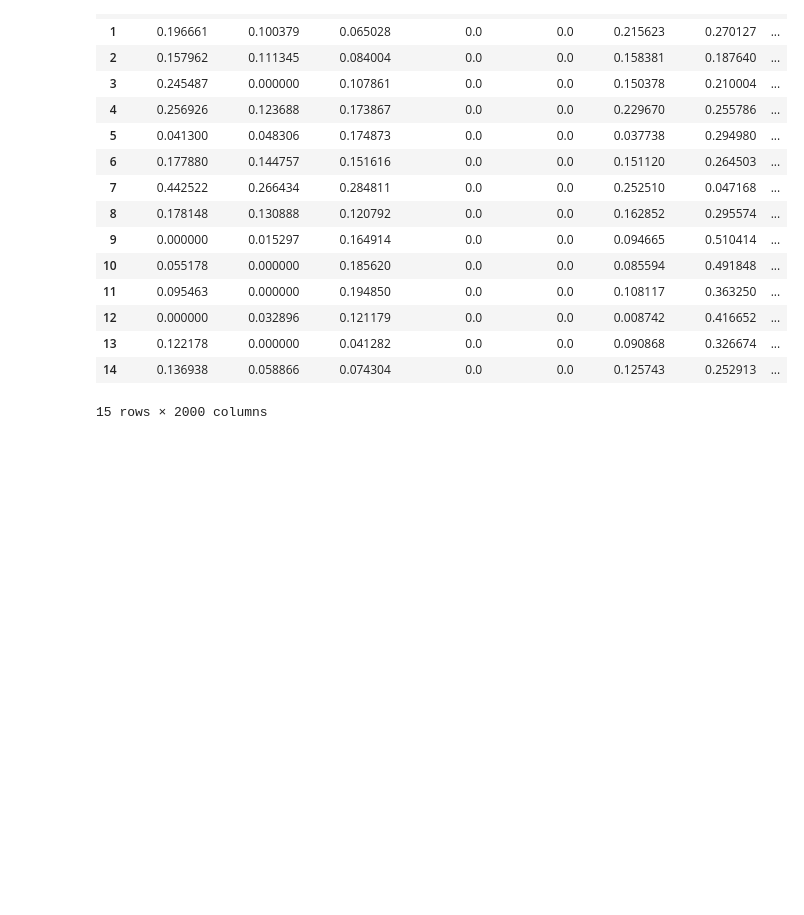
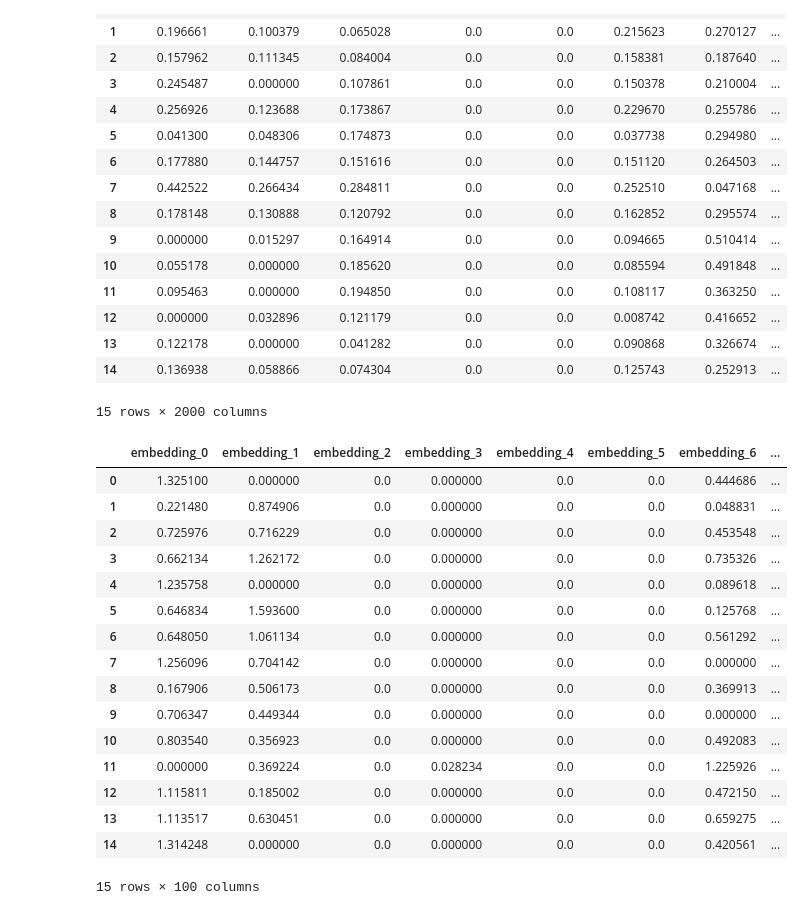
Before and after one commit to Lizoug/Garmin_Watch, a Jupyter notebook: autoencoder_Conv1D.ipynb, the cells around one changed output. Saved outputs shown, nothing was run; the diff lists cells and outputs as text; code cells hidden in the pictures; blank space fills up the shorter version.

```diff
--- a/autoencoder_Conv1D.ipynb
+++ b/autoencoder_Conv1D.ipynb
@@ -456,3 +484,23 @@ pd.read_pickle(f'datasets/embeddings/embeddings_2.pkl')
 | 13 | 0.122178 | 0.000000 | 0.041282 | 0.0 | 0.0 | 0.090868 | 0.326674 | ... |
 | 14 | 0.136938 | 0.058866 | 0.074304 | 0.0 | 0.0 | 0.125743 | 0.252913 | ... |
 15 rows × 2000 columns
+# %%
+pd.read_pickle(f'datasets/embeddings_100/embeddings_2.pkl')
+# %% [output]
+|  | embedding_0 | embedding_1 | embedding_2 | embedding_3 | embedding_4 | embedding_5 | embedding_6 | ... |
+| 0 | 1.325100 | 0.000000 | 0.0 | 0.000000 | 0.0 | 0.0 | 0.444686 | ... |
+| 1 | 0.221480 | 0.874906 | 0.0 | 0.000000 | 0.0 | 0.0 | 0.048831 | ... |
+| 2 | 0.725976 | 0.716229 | 0.0 | 0.000000 | 0.0 | 0.0 | 0.453548 | ... |
+| 3 | 0.662134 | 1.262172 | 0.0 | 0.000000 | 0.0 | 0.0 | 0.735326 | ... |
+| 4 | 1.235758 | 0.000000 | 0.0 | 0.000000 | 0.0 | 0.0 | 0.089618 | ... |
+| 5 | 0.646834 | 1.593600 | 0.0 | 0.000000 | 0.0 | 0.0 | 0.125768 | ... |
+| 6 | 0.648050 | 1.061134 | 0.0 | 0.000000 | 0.0 | 0.0 | 0.561292 | ... |
+| 7 | 1.256096 | 0.704142 | 0.0 | 0.000000 | 0.0 | 0.0 | 0.000000 | ... |
+| 8 | 0.167906 | 0.506173 | 0.0 | 0.000000 | 0.0 | 0.0 | 0.369913 | ... |
+| 9 | 0.706347 | 0.449344 | 0.0 | 0.000000 | 0.0 | 0.0 | 0.000000 | ... |
+| 10 | 0.803540 | 0.356923 | 0.0 | 0.000000 | 0.0 | 0.0 | 0.492083 | ... |
+| 11 | 0.000000 | 0.369224 | 0.0 | 0.028234 | 0.0 | 0.0 | 1.225926 | ... |
+| 12 | 1.115811 | 0.185002 | 0.0 | 0.000000 | 0.0 | 0.0 | 0.472150 | ... |
+| 13 | 1.113517 | 0.630451 | 0.0 | 0.000000 | 0.0 | 0.0 | 0.659275 | ... |
+| 14 | 1.314248 | 0.000000 | 0.0 | 0.000000 | 0.0 | 0.0 | 0.420561 | ... |
+15 rows × 100 columns
```
Also changed, not shown: parts of 10 cells of this notebook.
